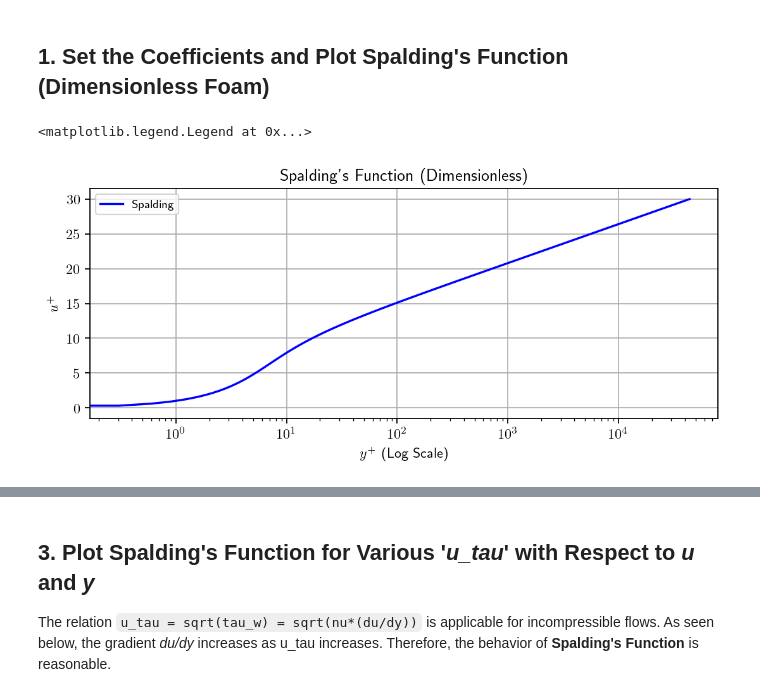
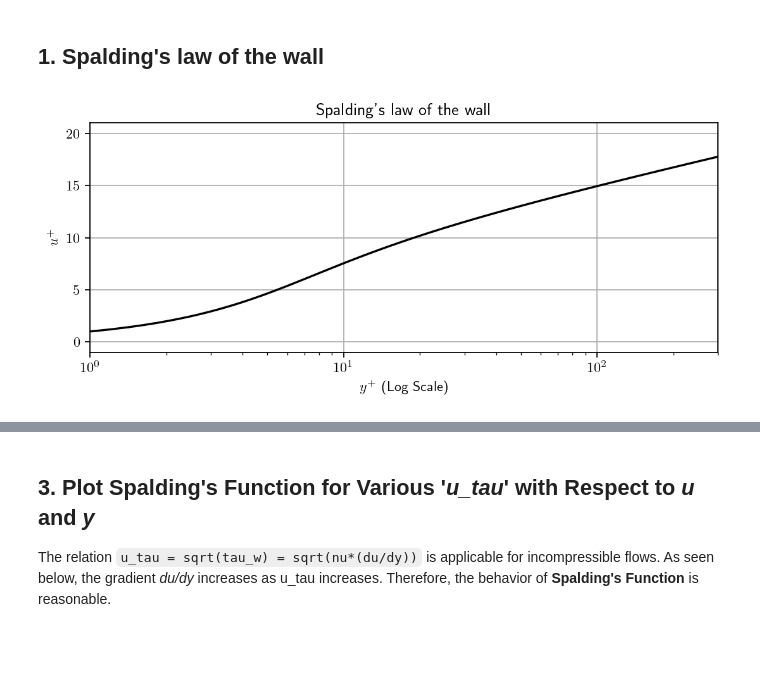
Before and after one commit to AndreWeiner/wall_modeling, a Jupyter notebook: notebooks/IntegralFittingMethod.ipynb, the cells around one changed output, grey strips where cells are left out. Saved outputs shown, nothing was run; the diff lists cells and outputs as text; code cells hidden in the pictures; blank space fills up the shorter version.

```diff
--- a/notebooks/IntegralFittingMethod.ipynb
+++ b/notebooks/IntegralFittingMethod.ipynb
@@ -14,20 +23,37 @@ mpl.rc('text', usetex=True)
-# %% [markdown]
-## **1. Set the Coefficients and Plot Spalding's Function (Dimensionless Foam)**
-# %%
-E = 5.0
-kappa = 0.41
-up = np.linspace(0, 30, 100)
-
-yp = up + 1/E*(np.exp(kappa*up) - 1 - kappa*up - (1/2)*(kappa*up)**2 - (1/6)*(kappa*up)**3)
+# %% [markdown]
+## 1. Spalding's law of the wall
+# %%
+def spaldings_law(u_plus, E=E, kappa=KAPPA):
+    """Evaluate Spalding's law of the wall.
+
+    Parameters
+    ----------
+    u_plus - float: velocity along surface at distance y_plus in wall units
+    E - float: wall roughness parameter
+    kappa - float: van Kármán constant
+
+    Returns
+    -------
+    y_plus - float: distance normal to wall in wall units
+
+    """
+    return u_plus + 1.0/E * (
+        exp(kappa*u_plus) - 1.0 - kappa*u_plus - (kappa*u_plus)**2/2.0 - (1/6)*(kappa*u_plus)**3/6.0
+    )
+
+u_plus = np.linspace(0, 20, 100)
+y_plus = np.array([spaldings_law(up) for up in u_plus])
 # %%
 fig, ax = plt.subplots(1, 1, figsize=(8, 3))
-plt.grid()
+
+ax.plot(y_plus, u_plus, color="k")
 ax.set_xlabel(r"$y^+$ (Log Scale)")
 ax.set_ylabel(r"$u^+$")
-plt.xscale('log')
-plt.title(r"Spalding's Function (Dimensionless)")
-ax.plot(yp, up, color = "b", label = "Spalding")
-ax.legend(fontsize = 8)
+ax.grid(True)
+ax.set_xscale("log")
+ax.set_xlim(1, 300)
+ax.set_title(r"Spalding's law of the wall")
+
+plt.show()
 # %% [output]
-<matplotlib.legend.Legend at 0x...>
-[figure, old version]
+[figure, new version]
```
Also changed, not shown: parts of 11 cells of this notebook.
